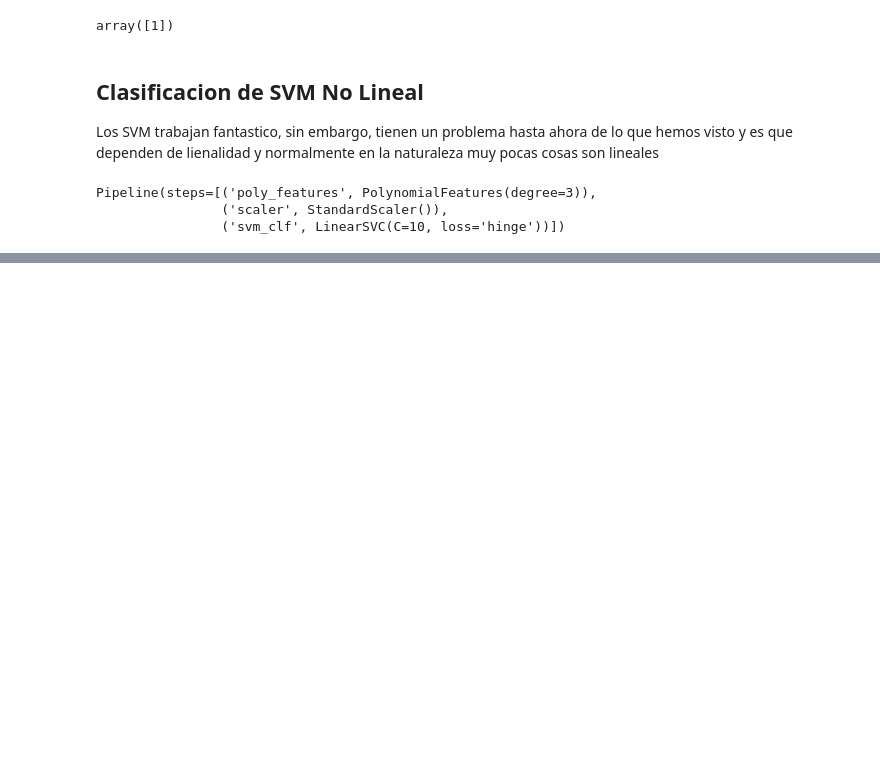
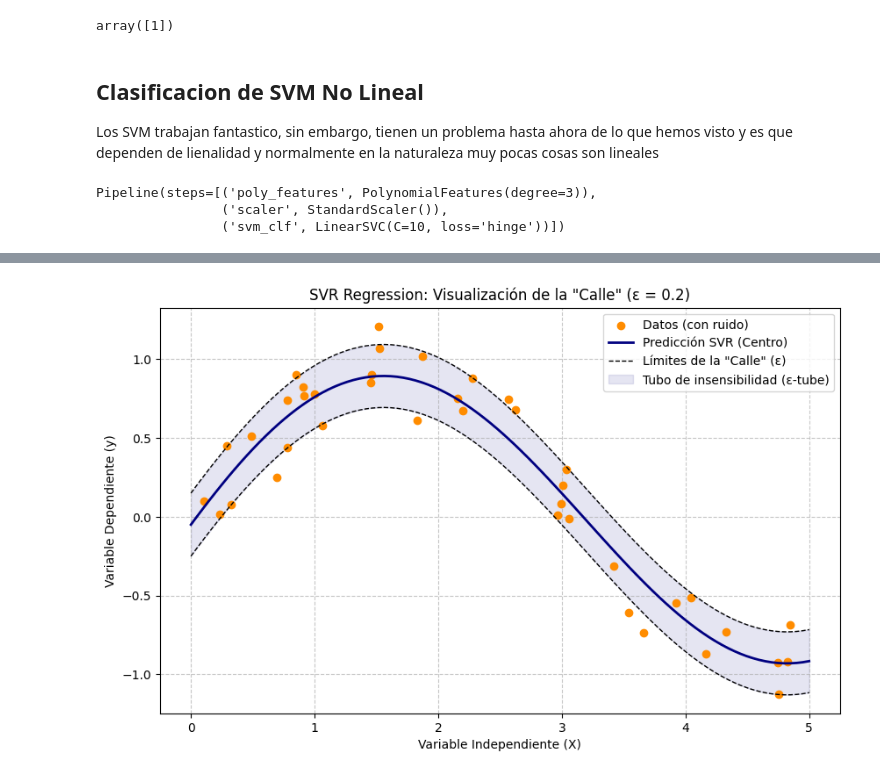
Before and after one commit to pxtroniwnl/machine-learning, a Jupyter notebook: notas-05.ipynb, the cells around one changed output, grey strips where cells are left out. Cells and saved outputs as stored; diff of their text form; code cells hidden in the pictures; blank space fills up the shorter version.

```diff
--- a/notas-05.ipynb
+++ b/notas-05.ipynb
@@ -113,0 +118,45 @@ Pipeline(steps=[('poly_features', PolynomialFeatures(degree=3)),
+# %%
+import numpy as np
+import matplotlib.pyplot as plt
+from sklearn.svm import SVR
+
+# 1. Generar datos sintéticos (una función seno con algo de ruido)
+np.random.seed(42)
+X = np.sort(5 * np.random.rand(40, 1), axis=0)
+y = np.sin(X).ravel() + (0.2 * np.random.randn(40))
+
+# 2. Configurar y ajustar el modelo SVR
+# El parámetro 'epsilon' define el ancho de la "calle"
+epsilon = 0.2
+svr = SVR(kernel='rbf', C=100, gamma=0.05, epsilon=epsilon)
+svr.fit(X, y)
+
+# 3. Crear puntos para la línea de predicción
+X_plot = np.linspace(0, 5, 100)[:, np.newaxis]
+y_pred = svr.predict(X_plot)
+
+# 4. Visualización
+plt.figure(figsize=(10, 6))
+
+# Dibujar los puntos de datos
+plt.scatter(X, y, color='darkorange', label='Datos (con ruido)', zorder=2)
+
+# Dibujar la línea de predicción (el centro de la calle)
+plt.plot(X_plot, y_pred, color='navy', lw=2, label='Predicción SVR (Centro)')
+
+# Dibujar los límites de la "calle" (y_pred + epsilon y y_pred - epsilon)
+plt.plot(X_plot, y_pred + epsilon, 'k--', lw=1, label='Límites de la "Calle" (ε)')
+plt.plot(X_plot, y_pred - epsilon, 'k--', lw=1)
+
+# Sombrear el área de la calle para mejor visualización
+plt.fill_between(X_plot.ravel(), y_pred - epsilon, y_pred + epsilon,
+                 color='navy', alpha=0.1, label='Tubo de insensibilidad (ε-tube)')
+
+plt.xlabel('Variable Independiente (X)')
+plt.ylabel('Variable Dependiente (y)')
+plt.title(f'SVR Regression: Visualización de la "Calle" (ε = {epsilon})')
+plt.legend()
+plt.grid(True, linestyle='--', alpha=0.7)
+plt.show()
+# %% [output]
+[figure, added]
```
Also changed, not shown: parts of 1 cell of this notebook.
